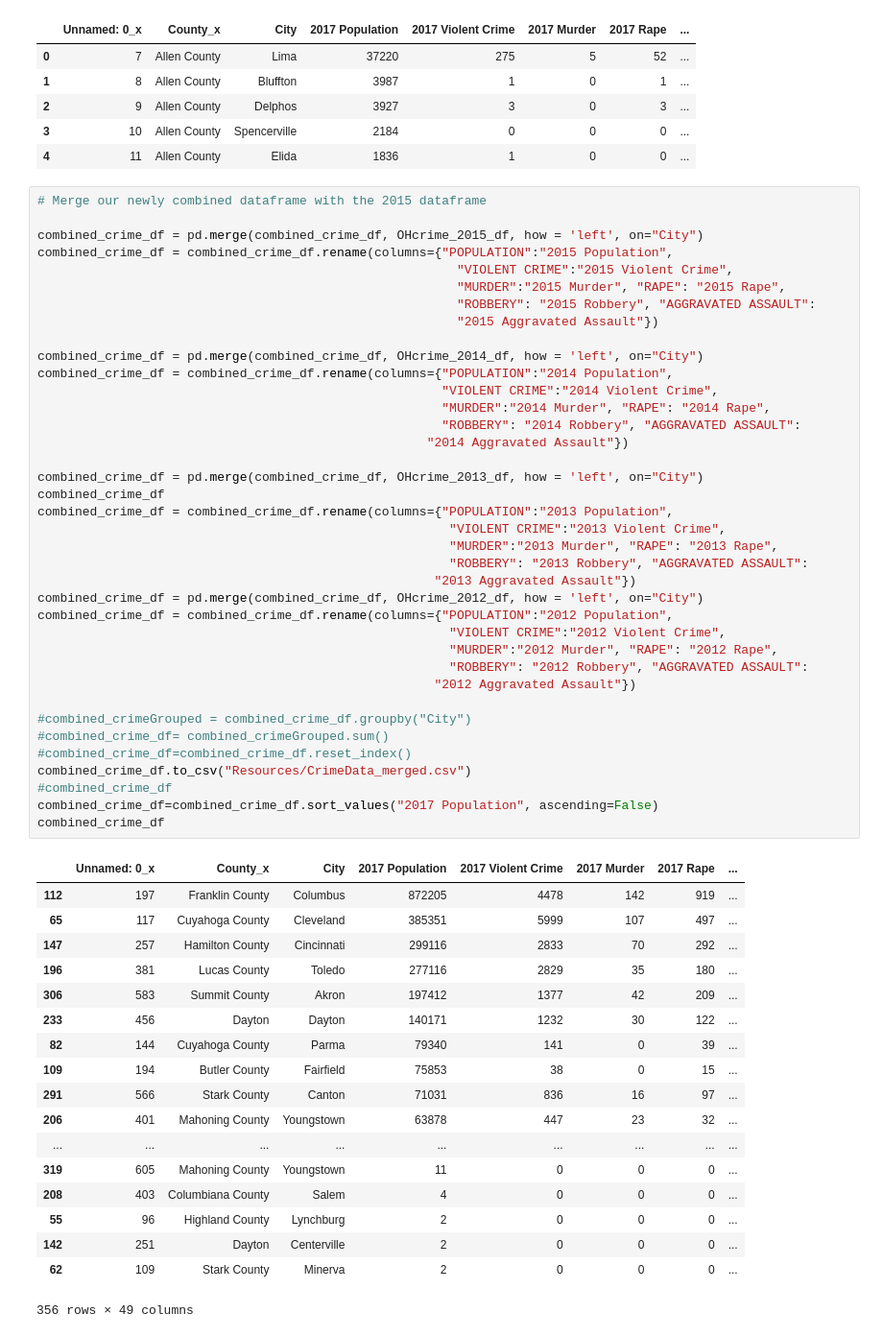
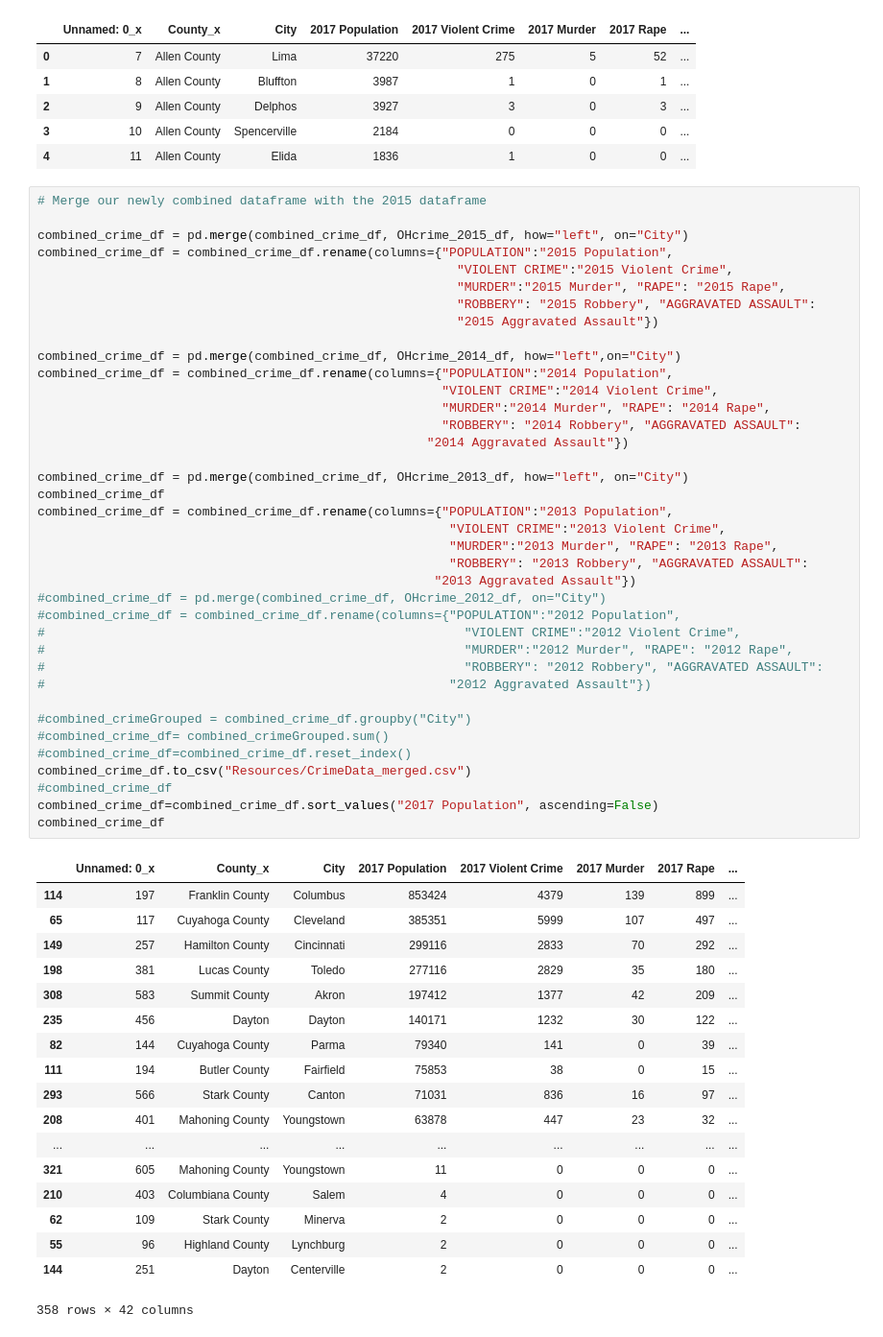
Before and after one commit to taylorbreychak/Project-1, a Jupyter notebook: Merged_Crime_Code.ipynb, the cells around one changed output. Shown at 96% size. Drawn from its saved outputs; the diff is of its cells as text.

```diff
--- a/Merged_Crime_Code.ipynb
+++ b/Merged_Crime_Code.ipynb
@@ -65,60 +65,60 @@ combined_crime_df.head()
 # %%
 # Merge our newly combined dataframe with the 2015 dataframe
 
-combined_crime_df = pd.merge(combined_crime_df, OHcrime_2015_df, how = 'left', on="City")
+combined_crime_df = pd.merge(combined_crime_df, OHcrime_2015_df, how="left", on="City")
 combined_crime_df = combined_crime_df.rename(columns={"POPULATION":"2015 Population",
                                                         "VIOLENT CRIME":"2015 Violent Crime",
                                                         "MURDER":"2015 Murder", "RAPE": "2015 Rape",
                                                         "ROBBERY": "2015 Robbery", "AGGRAVATED ASSAULT":
                                                         "2015 Aggravated Assault"})
 
-combined_crime_df = pd.merge(combined_crime_df, OHcrime_2014_df, how = 'left', on="City")
+combined_crime_df = pd.merge(combined_crime_df, OHcrime_2014_df, how="left",on="City")
 combined_crime_df = combined_crime_df.rename(columns={"POPULATION":"2014 Population",
                                                       "VIOLENT CRIME":"2014 Violent Crime",
                                                       "MURDER":"2014 Murder", "RAPE": "2014 Rape",
                                                       "ROBBERY": "2014 Robbery", "AGGRAVATED ASSAULT":
                                                     "2014 Aggravated Assault"})
 
-combined_crime_df = pd.merge(combined_crime_df, OHcrime_2013_df, how = 'left', on="City")
+combined_crime_df = pd.merge(combined_crime_df, OHcrime_2013_df, how="left", on="City")
 combined_crime_df
 combined_crime_df = combined_crime_df.rename(columns={"POPULATION":"2013 Population",
                                                        "VIOLENT CRIME":"2013 Violent Crime",
                                                        "MURDER":"2013 Murder", "RAPE": "2013 Rape",
                                                        "ROBBERY": "2013 Robbery", "AGGRAVATED ASSAULT":
                                                      "2013 Aggravated Assault"})
-combined_crime_df = pd.merge(combined_crime_df, OHcrime_2012_df, how = 'left', on="City")
-combined_crime_df = combined_crime_df.rename(columns={"POPULATION":"2012 Population",
-                                                       "VIOLENT CRIME":"2012 Violent Crime",
-                                                       "MURDER":"2012 Murder", "RAPE": "2012 Rape",
-                                                       "ROBBERY": "2012 Robbery", "AGGRAVATED ASSAULT":
-                                                     "2012 Aggravated Assault"})
+#combined_crime_df = pd.merge(combined_crime_df, OHcrime_2012_df, on="City")
+#combined_crime_df = combined_crime_df.rename(columns={"POPULATION":"2012 Population",
+#                                                        "VIOLENT CRIME":"2012 Violent Crime",
+#                                                        "MURDER":"2012 Murder", "RAPE": "2012 Rape",
+#                                                        "ROBBERY": "2012 Robbery", "AGGRAVATED ASSAULT":
+#                                                      "2012 Aggravated Assault"})
 
 #combined_crimeGrouped = combined_crime_df.groupby("City")
 #combined_crime_df= combined_crimeGrouped.sum()
 #combined_crime_df=combined_crime_df.reset_index()
 combined_crime_df.to_csv("Resources/CrimeData_merged.csv")
 #combined_crime_df
 combined_crime_df=combined_crime_df.sort_values("2017 Population", ascending=False)
 combined_crime_df
 # %% [output]
 |  | Unnamed: 0_x | County_x | City | 2017 Population | 2017 Violent Crime | 2017 Murder | 2017 Rape | ... |
-| 112 | 197 | Franklin County | Columbus | 872205 | 4478 | 142 | 919 | ... |
+| 114 | 197 | Franklin County | Columbus | 853424 | 4379 | 139 | 899 | ... |
 | 65 | 117 | Cuyahoga County | Cleveland | 385351 | 5999 | 107 | 497 | ... |
-| 147 | 257 | Hamilton County | Cincinnati | 299116 | 2833 | 70 | 292 | ... |
-| 196 | 381 | Lucas County | Toledo | 277116 | 2829 | 35 | 180 | ... |
-| 306 | 583 | Summit County | Akron | 197412 | 1377 | 42 | 209 | ... |
-| 233 | 456 | Dayton | Dayton | 140171 | 1232 | 30 | 122 | ... |
+| 149 | 257 | Hamilton County | Cincinnati | 299116 | 2833 | 70 | 292 | ... |
+| 198 | 381 | Lucas County | Toledo | 277116 | 2829 | 35 | 180 | ... |
+| 308 | 583 | Summit County | Akron | 197412 | 1377 | 42 | 209 | ... |
+| 235 | 456 | Dayton | Dayton | 140171 | 1232 | 30 | 122 | ... |
 | 82 | 144 | Cuyahoga County | Parma | 79340 | 141 | 0 | 39 | ... |
-| 109 | 194 | Butler County | Fairfield | 75853 | 38 | 0 | 15 | ... |
-| 291 | 566 | Stark County | Canton | 71031 | 836 | 16 | 97 | ... |
-| 206 | 401 | Mahoning County | Youngstown | 63878 | 447 | 23 | 32 | ... |
+| 111 | 194 | Butler County | Fairfield | 75853 | 38 | 0 | 15 | ... |
+| 293 | 566 | Stark County | Canton | 71031 | 836 | 16 | 97 | ... |
+| 208 | 401 | Mahoning County | Youngstown | 63878 | 447 | 23 | 32 | ... |
 | ... | ... | ... | ... | ... | ... | ... | ... | ... |
-| 319 | 605 | Mahoning County | Youngstown | 11 | 0 | 0 | 0 | ... |
-| 208 | 403 | Columbiana County | Salem | 4 | 0 | 0 | 0 | ... |
+| 321 | 605 | Mahoning County | Youngstown | 11 | 0 | 0 | 0 | ... |
+| 210 | 403 | Columbiana County | Salem | 4 | 0 | 0 | 0 | ... |
+| 62 | 109 | Stark County | Minerva | 2 | 0 | 0 | 0 | ... |
 | 55 | 96 | Highland County | Lynchburg | 2 | 0 | 0 | 0 | ... |
-| 142 | 251 | Dayton | Centerville | 2 | 0 | 0 | 0 | ... |
-| 62 | 109 | Stark County | Minerva | 2 | 0 | 0 | 0 | ... |
+| 144 | 251 | Dayton | Centerville | 2 | 0 | 0 | 0 | ... |
-356 rows × 49 columns
+358 rows × 42 columns
 # %%
 Final_CrimeRateData = combined_crime_df[['City','2017 Population', '2017 Violent Crime',
          '2016 Population', '2016 Violent Crime', '2015 Population', '2015 Violent Crime', '2014 Population', '2014 Violent Crime']]
```
Also changed, not shown: parts of 3 cells of this notebook, 27 other files.
